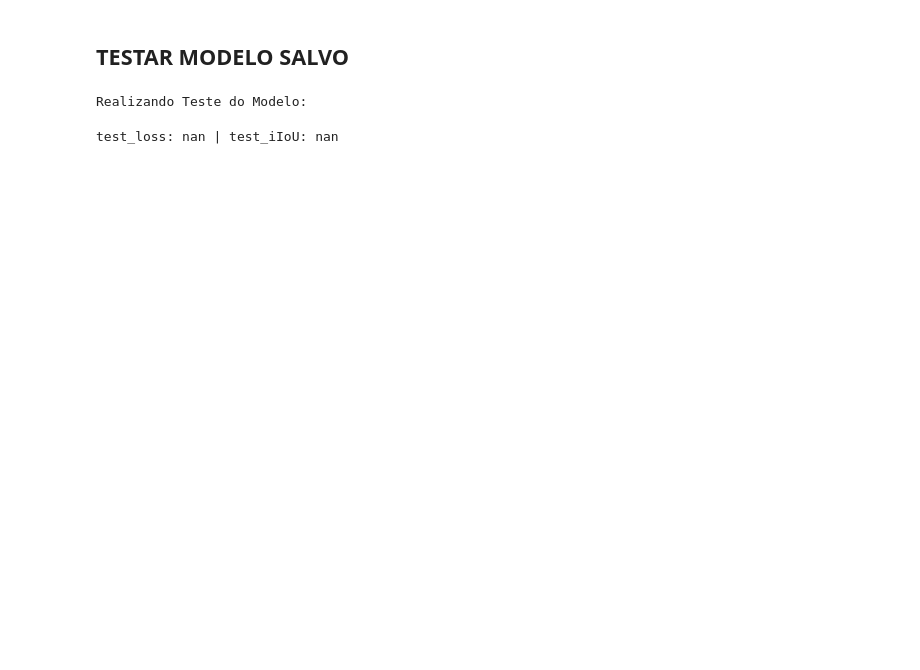
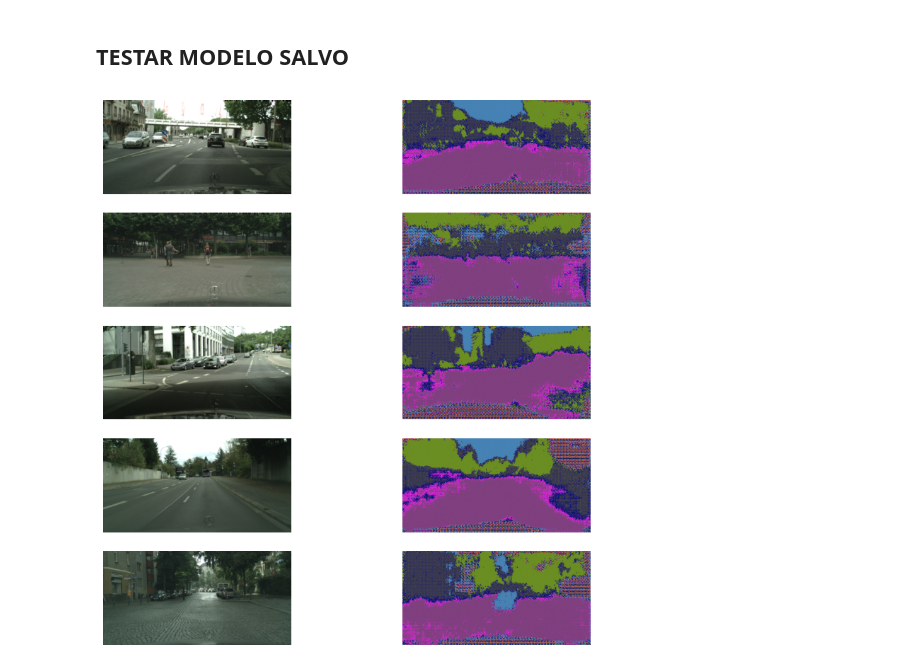
Before and after one commit to JoseFSilveira/linknet-studynotes, a Jupyter notebook: main.ipynb, the cells around one changed output. Saved outputs shown, nothing was run; the diff lists cells and outputs as text; code cells hidden in the pictures; blank space fills up the shorter version.

Commit message:
Finalizada a função para testar modelo.

```diff
--- a/main.ipynb
+++ b/main.ipynb
@@ -142,8 +141,7 @@ test_dataset = datasets.Cityscapes(DATA_PATH,
                             split = 'test',
                             mode='fine',
                             target_type='semantic',
-                            transform=custom_trans.val_transform,
-                            target_transform=custom_trans.target_transform)
+                            transform=custom_trans.val_transform)
 # %%
 # Imprimir informacoes importantes dos datasets
 img, smnt = train_dataset[0]
@@ -263,21 +260,19 @@ if SCRIPT_MODE != "TEST":
 # %%
 if SCRIPT_MODE != "TRAIN":
 
     # Criando novo modelo para carregar o salvo
     loaded_model = lkm.LinkNet(in_channels=3, out_channels=NUM_CLASSES).to(device)
 
     # Carregando apenas os parametros (state_dict()), pois isso flexibiliza o modelo e evita erros de incompatibilidade com parametros e caminhos do modelo original
     # OBS: torch.load() carrega o modelo inteiro, nao apenas os parametros
     MODEL_PATH = Path.cwd() / Path("saved_models")
     MODEL_NAME = "best_model.pth"
     SAVED_MODEL_PATH = MODEL_PATH / MODEL_NAME
     loaded_model.load_state_dict(torch.load(f=SAVED_MODEL_PATH))
 
     # Teste do modelo
-    test = ts.TestLinkNet(loaded_model, device=device)
-    test(test_dataloader)
+    test_model(loaded_model, test_dataset, n=5, device=device, cmap=cmap)
 # %% [output]
-Realizando Teste do Modelo:
-test_loss: nan | test_iIoU: nan
+[figure, added]
 # %%
 torch.cuda.empty_cache()
```
Also changed, not shown: parts of 6 cells of this notebook, 4 other files.
